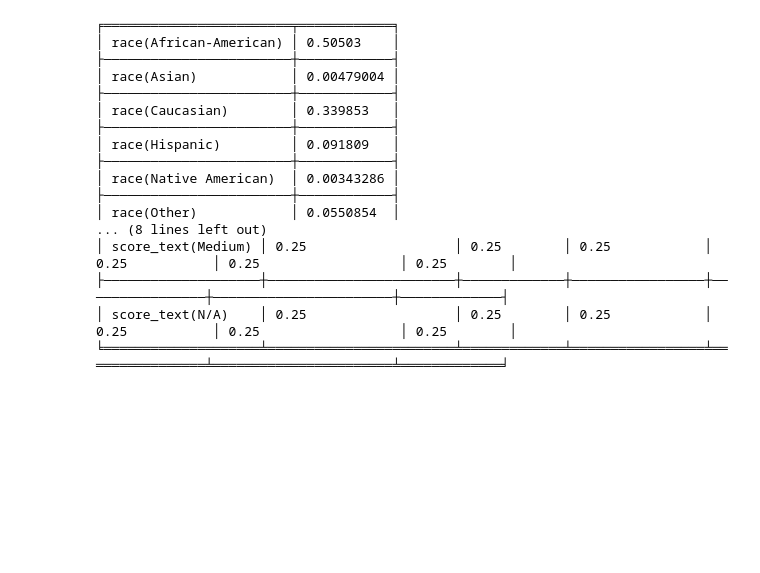
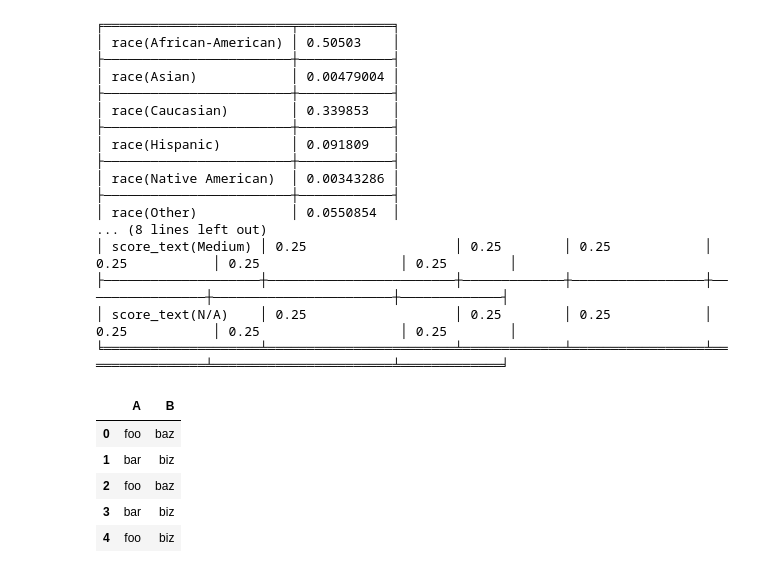
Before and after one commit to olethrosdc/ml-society-science, a Jupyter notebook: src/tutorial-1/Untitled.ipynb, the cells around one changed output. Drawn from its saved outputs; the diff is of its cells as text; code cells hidden in the pictures; blank space fills up the shorter version.

```diff
--- a/src/tutorial-1/Untitled.ipynb
+++ b/src/tutorial-1/Untitled.ipynb
@@ -118,3 +174,15 @@ for cdp in model.get_cpds():
 ├────────────────────┼────────────────────────┼─────────────┼─────────────────┼────────────────┼───────────────────────┼─────────────┤
 │ score_text(N/A)    │ 0.25                   │ 0.25        │ 0.25            │ 0.25           │ 0.25                  │ 0.25        │
 ╘════════════════════╧════════════════════════╧═════════════╧═════════════════╧════════════════╧═══════════════════════╧═════════════╛
+# %%
+X = pandas.DataFrame({'A': ['foo', 'bar', 'foo', 'bar', 'foo'],
+                      'B': ['baz', 'biz', 'baz', 'biz', 'biz']})
+# %%
+X
+# %% [output]
+|  | A | B |
+| 0 | foo | baz |
+| 1 | bar | biz |
+| 2 | foo | baz |
+| 3 | bar | biz |
+| 4 | foo | biz |
```
Also changed, not shown: parts of 12 cells of this notebook.
